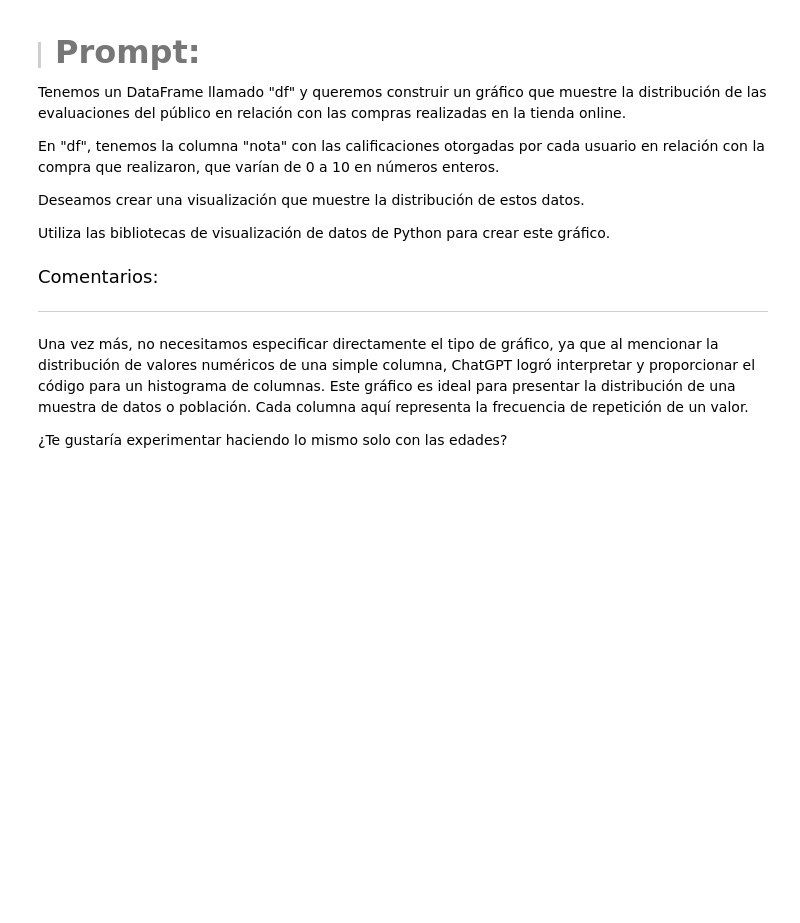
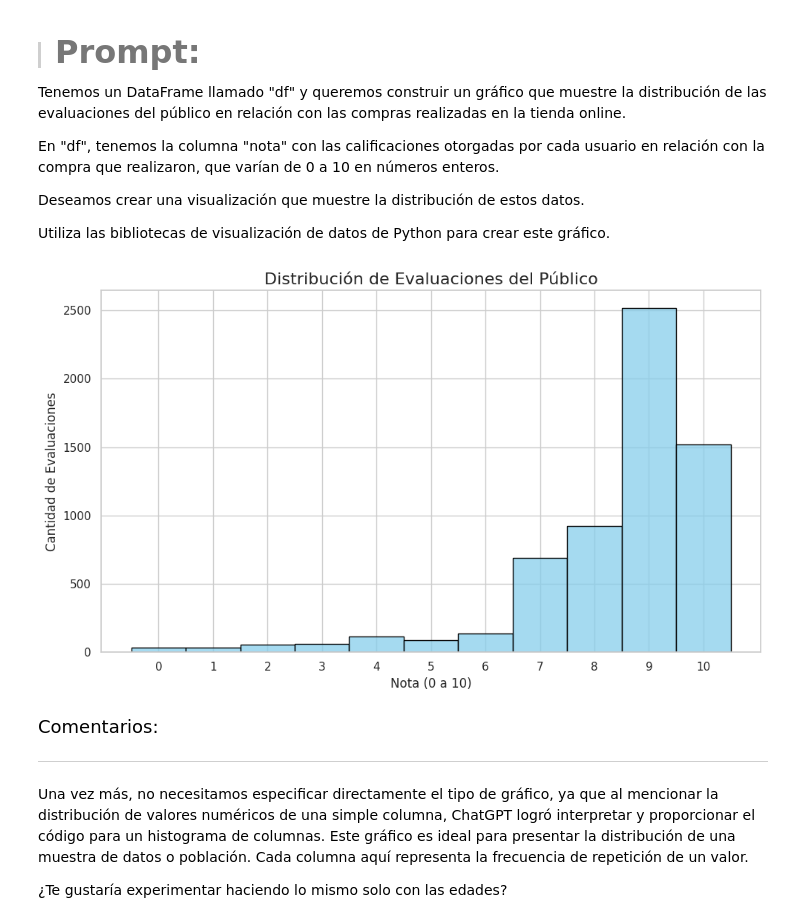
Before and after one commit to leriverah/IA-Aplicada-Ciencia-de-datos, a Jupyter notebook: IA_aplicada_a_ciencia_de_datos.ipynb, the cells around one changed output. Saved outputs shown, nothing was run; the diff lists cells and outputs as text; code cells hidden in the pictures; blank space fills up the shorter version.

Commit message:
Distribución de datos

```diff
--- a/IA_aplicada_a_ciencia_de_datos.ipynb
+++ b/IA_aplicada_a_ciencia_de_datos.ipynb
@@ -727,6 +727,27 @@ En "df", tenemos la columna "nota" con las calificaciones otorgadas por cada usu
 Deseamos crear una visualización que muestre la distribución de estos datos.
 
 Utiliza las bibliotecas de visualización de datos de Python para crear este gráfico.
+# %%
+# Configurar el estilo del gráfico
+sns.set(style="whitegrid")
+
+# Crear una figura con tamaño adecuado
+plt.figure(figsize=(10, 6))
+
+# Histograma con densidad y barra por cada nota
+sns.histplot(df['nota'], bins=11, discrete=True, kde=False, color='skyblue', edgecolor='black')
+
+# Título y etiquetas
+plt.title('Distribución de Evaluaciones del Público', fontsize=16)
+plt.xlabel('Nota (0 a 10)', fontsize=12)
+plt.ylabel('Cantidad de Evaluaciones', fontsize=12)
+plt.xticks(range(0, 11))
+
+# Mostrar el gráfico
+plt.tight_layout()
+plt.show()
+# %% [output]
+[figure, added]
 # %% [markdown]
 <font color="7b71ff" size=4> Comentarios: </font>
 
```
